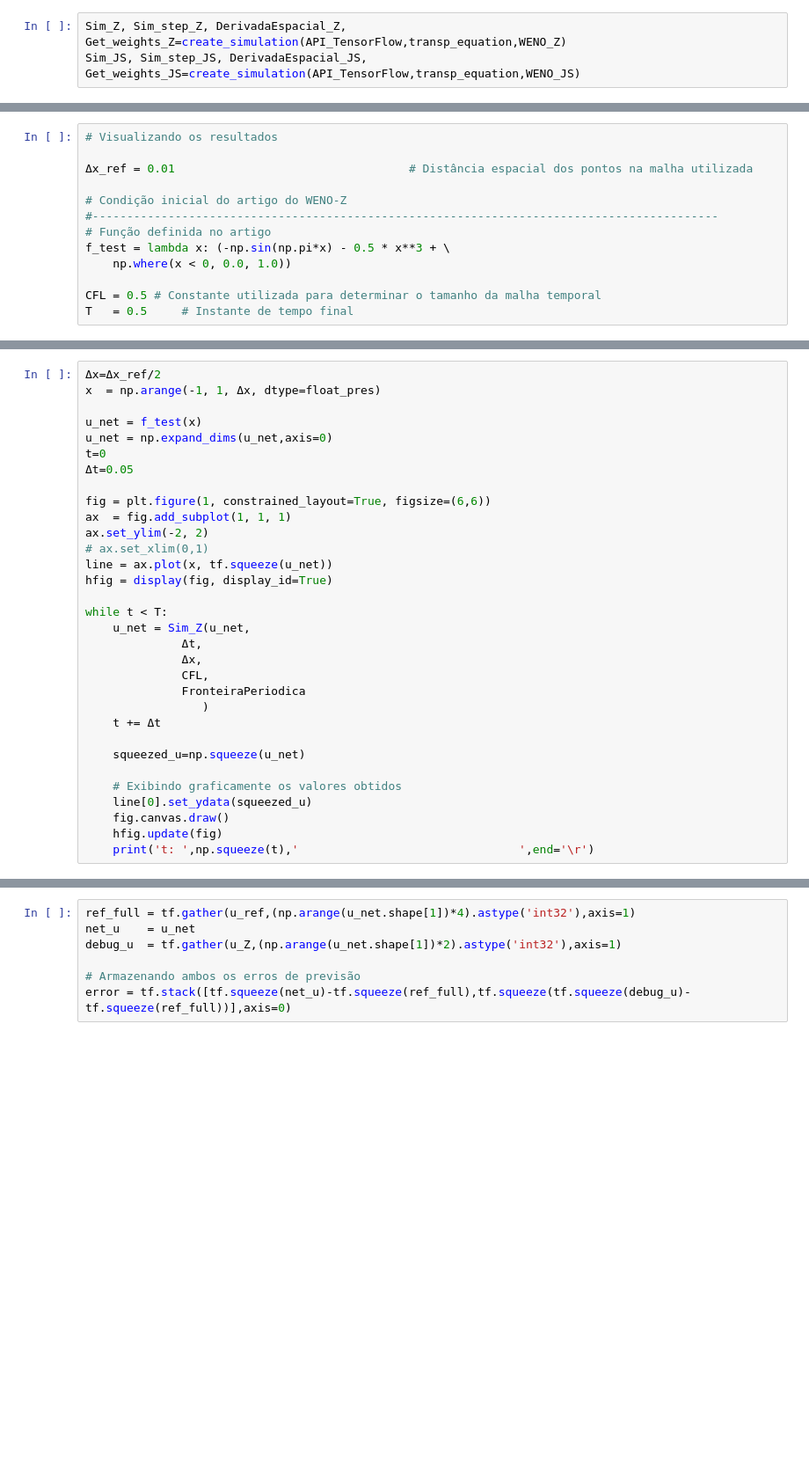
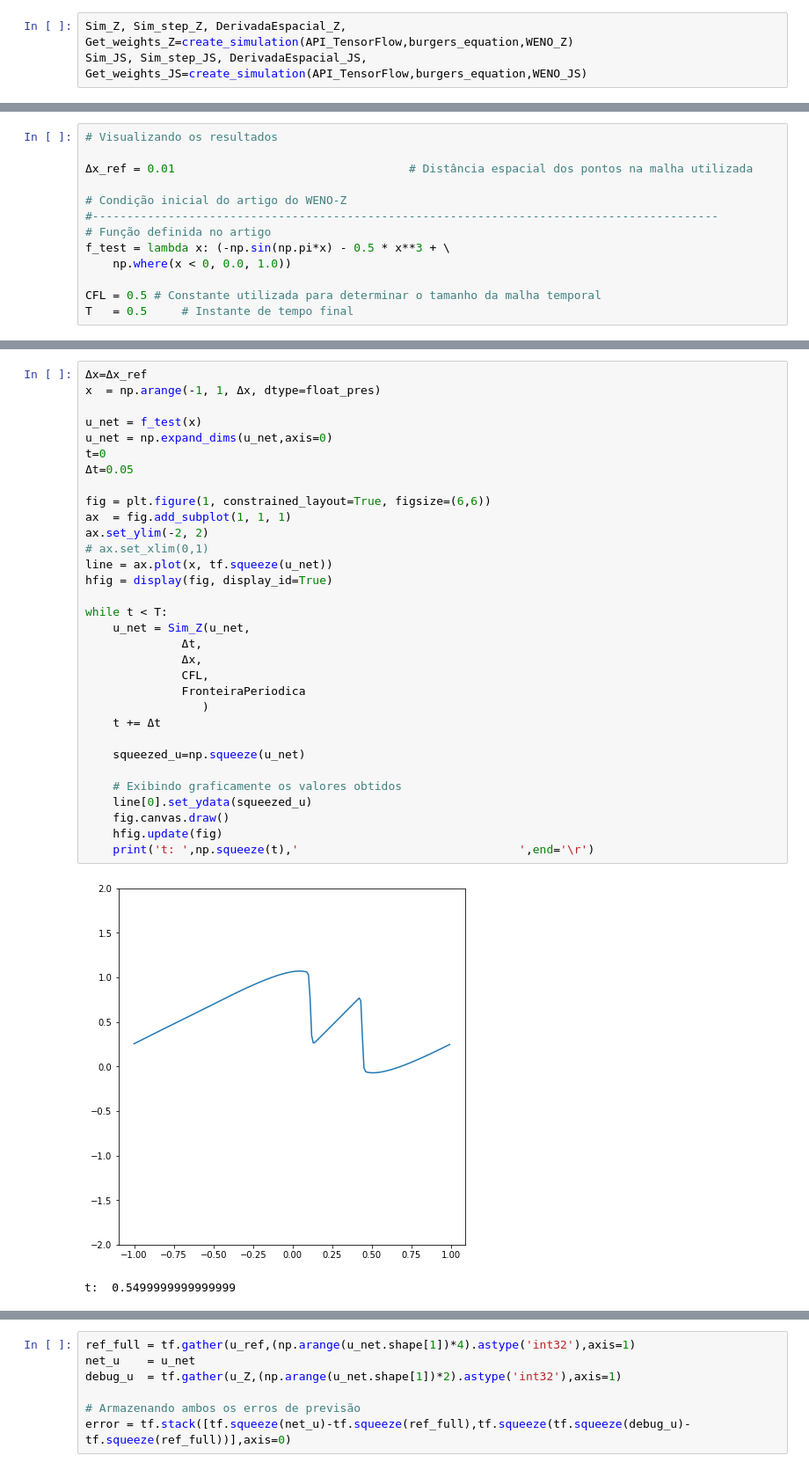
Before and after one commit to silvaneojunior/Top_mat_A, a Jupyter notebook: WENO-DS reescrito/Grafico artigo WENO Z.ipynb, the cells around one changed output, grey strips where cells are left out. Shown at 88% size. Saved outputs shown, nothing was run; the diff lists cells and outputs as text; blank space fills up the shorter version.

Commit message:
Testes com rede para derivada espacial

```diff
--- a/WENO-DS reescrito/Grafico artigo WENO Z.ipynb
+++ b/WENO-DS reescrito/Grafico artigo WENO Z.ipynb
@@ -21,8 +21,8 @@ import API_TensorFlow
 
 float_pres = 'float64' # Definindo a precisão padrão para as análises
 # %%
-Sim_Z, Sim_step_Z, DerivadaEspacial_Z, Get_weights_Z=create_simulation(API_TensorFlow,transp_equation,WENO_Z)
-Sim_JS, Sim_step_JS, DerivadaEspacial_JS, Get_weights_JS=create_simulation(API_TensorFlow,transp_equation,WENO_JS)
+Sim_Z, Sim_step_Z, DerivadaEspacial_Z, Get_weights_Z=create_simulation(API_TensorFlow,burgers_equation,WENO_Z)
+Sim_JS, Sim_step_JS, DerivadaEspacial_JS, Get_weights_JS=create_simulation(API_TensorFlow,burgers_equation,WENO_JS)
 # %%
 # Criando uma camada de Burgers que integra o WENO à rede neural
 Δx = 0.01
@@ -91,32 +97,35 @@ while t < T:
 # %%
-Δx=Δx_ref/2
+Δx=Δx_ref
 x  = np.arange(-1, 1, Δx, dtype=float_pres)
 
 u_net = f_test(x)
 u_net = np.expand_dims(u_net,axis=0)
 t=0
 Δt=0.05
 
 fig = plt.figure(1, constrained_layout=True, figsize=(6,6))
 ax  = fig.add_subplot(1, 1, 1)
 ax.set_ylim(-2, 2)
 # ax.set_xlim(0,1)
 line = ax.plot(x, tf.squeeze(u_net))
 hfig = display(fig, display_id=True)
 
 while t < T:
     u_net = Sim_Z(u_net,
               Δt,
               Δx,
               CFL,
               FronteiraPeriodica
                  )
     t += Δt
 
     squeezed_u=np.squeeze(u_net)
 
     # Exibindo graficamente os valores obtidos
     line[0].set_ydata(squeezed_u)
     fig.canvas.draw()
     hfig.update(fig)
     print('t: ',np.squeeze(t),'                                ',end='\r')
+# %% [output]
+[figure, added]
+t:  0.5499999999999999
```
Also changed, not shown: parts of 8 cells of this notebook, 5 other files.
